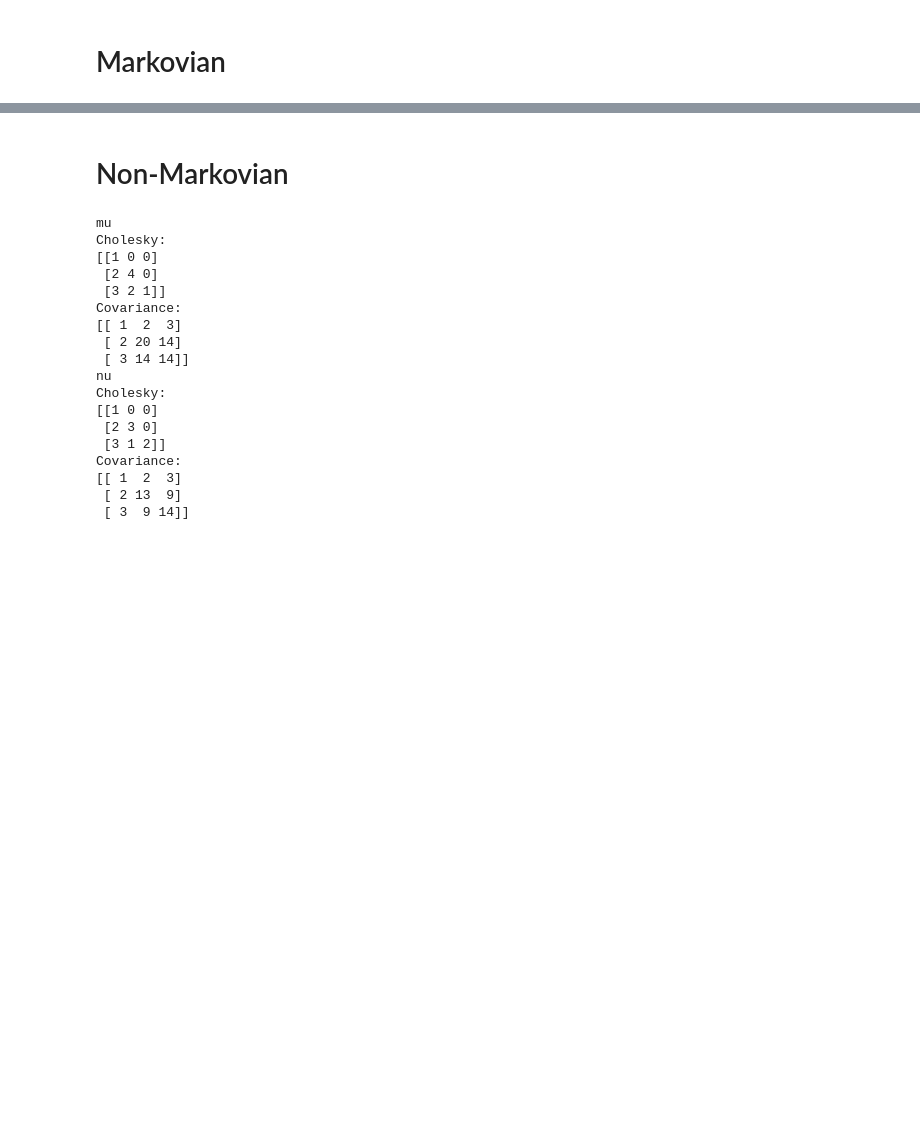
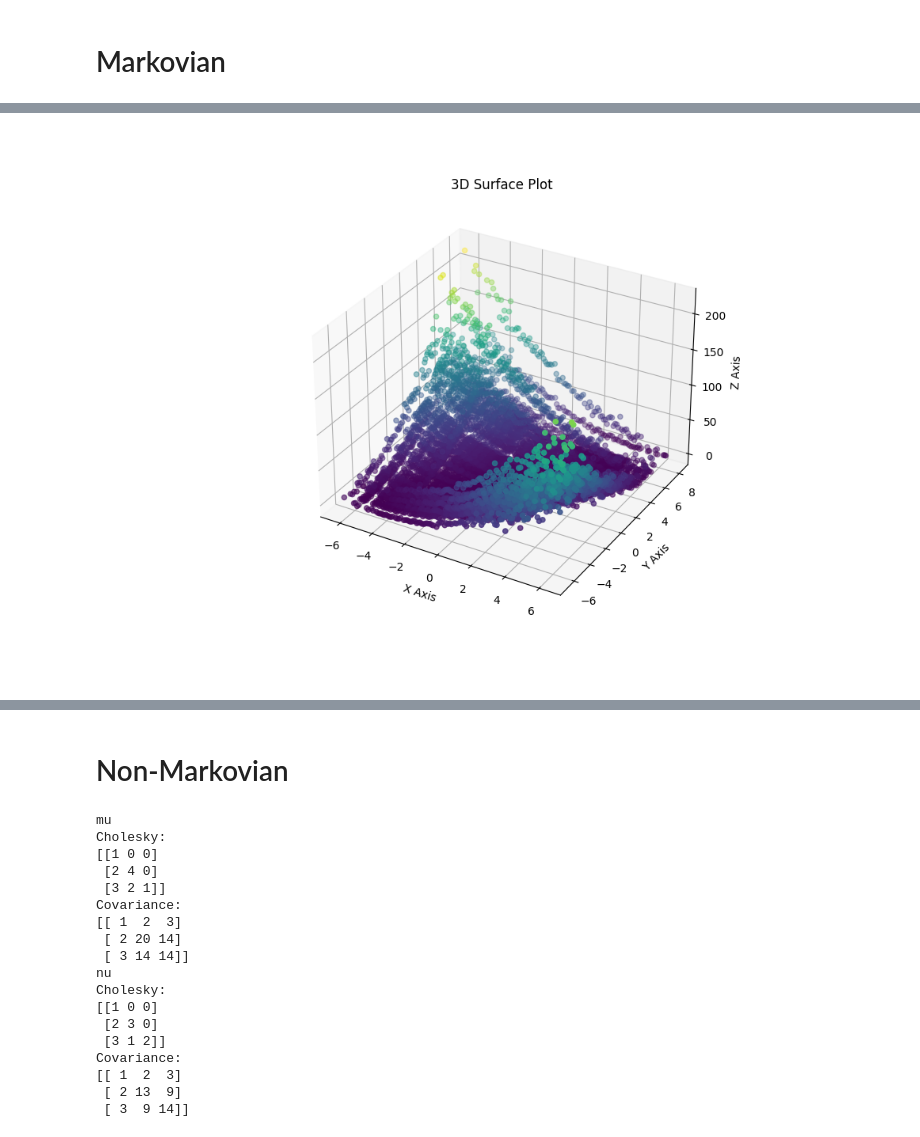
Before and after one commit to rubenbonto/AWD_numerics, a Jupyter notebook: compare_gaussian.ipynb, the cells around one changed output, grey strips where cells are left out. Drawn from its saved outputs; the diff is of its cells as text; code cells hidden in the pictures; blank space fills up the shorter version.

```diff
--- a/compare_gaussian.ipynb
+++ b/compare_gaussian.ipynb
@@ -88,0 +97,4 @@ Numerical AW_2^2:  4.985159159665507
+# %%
+plot_V(q2v, q2v_x, q2v_y, V, 2, markovian=True)
+# %% [output]
+[figure, added]
```
Also changed, not shown: parts of 8 cells of this notebook, 5 other files.
